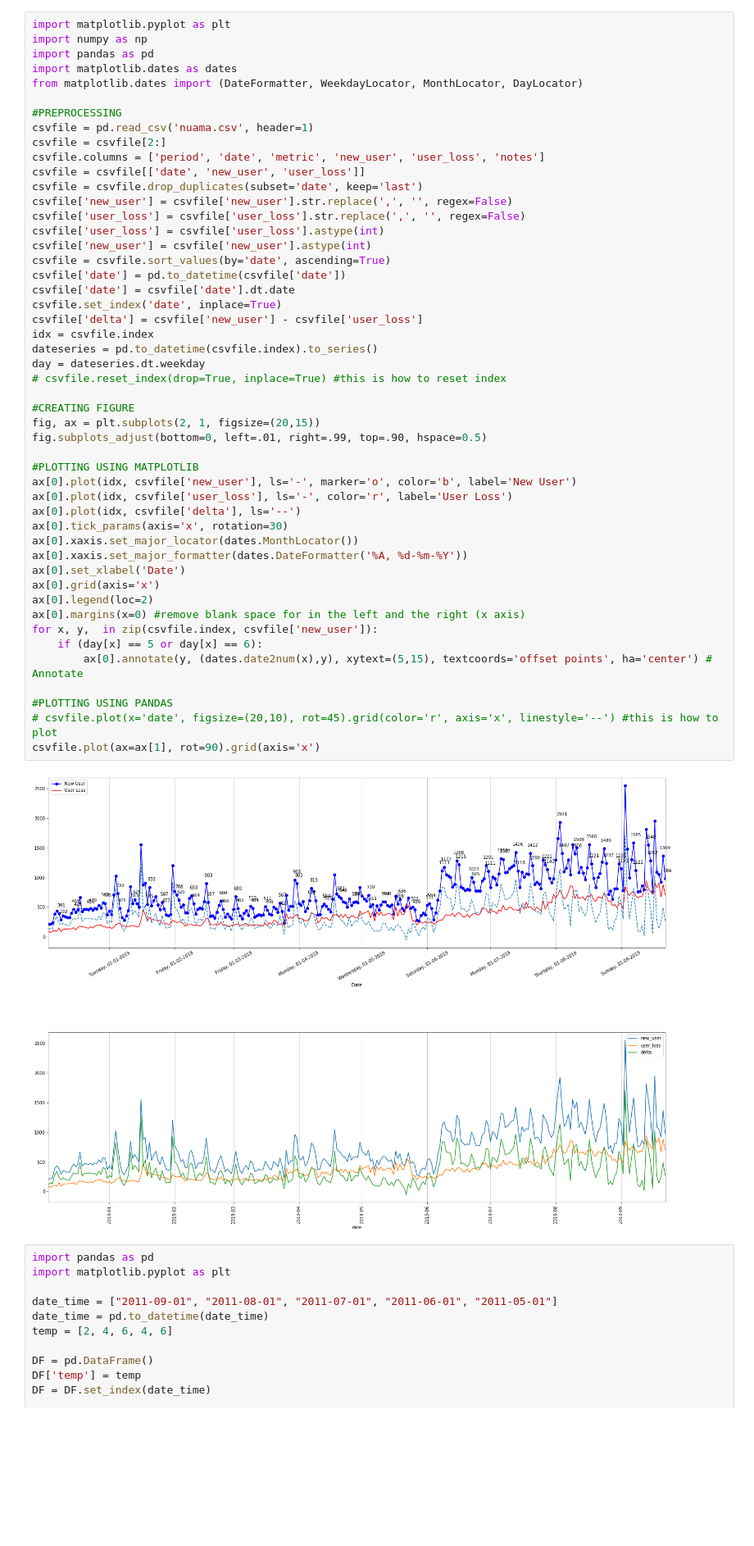
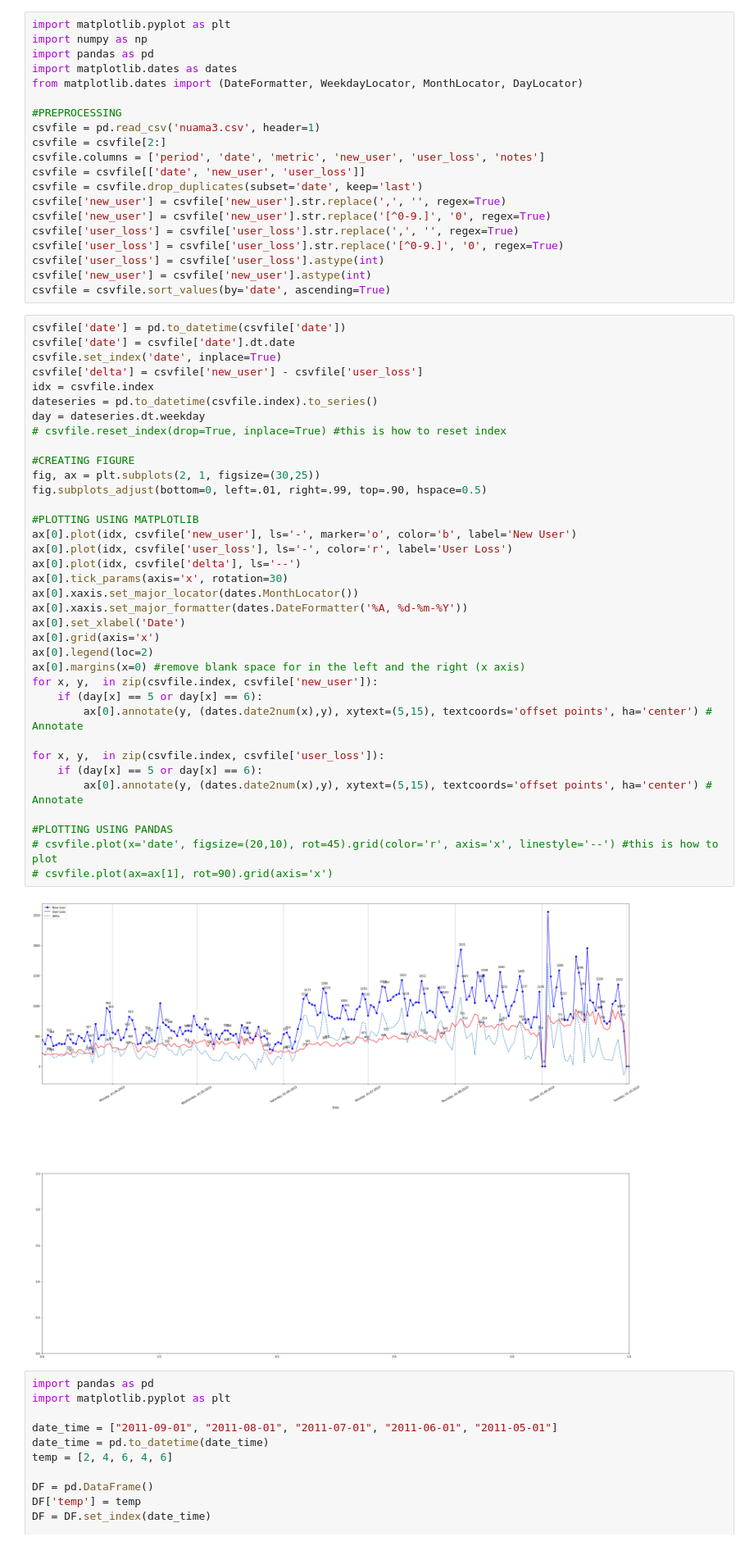
Before and after one commit to aprillins/python-training, a Jupyter notebook: fornuam.ipynb, the cells around one changed output. Shown at 82% size. Saved outputs shown, nothing was run; the diff lists cells and outputs as text; blank space fills up the shorter version.

```diff
--- a/fornuam.ipynb
+++ b/fornuam.ipynb
@@ -1,54 +1,61 @@
+# %%
+import matplotlib.pyplot as plt
+import numpy as np
+import pandas as pd
+import matplotlib.dates as dates
+from matplotlib.dates import (DateFormatter, WeekdayLocator, MonthLocator, DayLocator)
+
+#PREPROCESSING
+csvfile = pd.read_csv('nuama3.csv', header=1)
+csvfile = csvfile[2:]
+csvfile.columns = ['period', 'date', 'metric', 'new_user', 'user_loss', 'notes']
+csvfile = csvfile[['date', 'new_user', 'user_loss']]
+csvfile = csvfile.drop_duplicates(subset='date', keep='last')
+csvfile['new_user'] = csvfile['new_user'].str.replace(',', '', regex=True)
+csvfile['new_user'] = csvfile['new_user'].str.replace('[^0-9.]', '0', regex=True)
+csvfile['user_loss'] = csvfile['user_loss'].str.replace(',', '', regex=True)
+csvfile['user_loss'] = csvfile['user_loss'].str.replace('[^0-9.]', '0', regex=True)
+csvfile['user_loss'] = csvfile['user_loss'].astype(int)
+csvfile['new_user'] = csvfile['new_user'].astype(int)
+csvfile = csvfile.sort_values(by='date', ascending=True)
 # %%
-import matplotlib.pyplot as plt
-import numpy as np
-import pandas as pd
-import matplotlib.dates as dates
-from matplotlib.dates import (DateFormatter, WeekdayLocator, MonthLocator, DayLocator)
-
-#PREPROCESSING
-csvfile = pd.read_csv('nuama.csv', header=1)
-csvfile = csvfile[2:]
-csvfile.columns = ['period', 'date', 'metric', 'new_user', 'user_loss', 'notes']
-csvfile = csvfile[['date', 'new_user', 'user_loss']]
-csvfile = csvfile.drop_duplicates(subset='date', keep='last')
-csvfile['new_user'] = csvfile['new_user'].str.replace(',', '', regex=False)
-csvfile['user_loss'] = csvfile['user_loss'].str.replace(',', '', regex=False)
-csvfile['user_loss'] = csvfile['user_loss'].astype(int)
-csvfile['new_user'] = csvfile['new_user'].astype(int)
-csvfile = csvfile.sort_values(by='date', ascending=True)
 csvfile['date'] = pd.to_datetime(csvfile['date'])
 csvfile['date'] = csvfile['date'].dt.date
 csvfile.set_index('date', inplace=True)
 csvfile['delta'] = csvfile['new_user'] - csvfile['user_loss']
 idx = csvfile.index
 dateseries = pd.to_datetime(csvfile.index).to_series()
 day = dateseries.dt.weekday
 # csvfile.reset_index(drop=True, inplace=True) #this is how to reset index
 
 #CREATING FIGURE
-fig, ax = plt.subplots(2, 1, figsize=(20,15))
+fig, ax = plt.subplots(2, 1, figsize=(30,25))
 fig.subplots_adjust(bottom=0, left=.01, right=.99, top=.90, hspace=0.5)
 
 #PLOTTING USING MATPLOTLIB
 ax[0].plot(idx, csvfile['new_user'], ls='-', marker='o', color='b', label='New User')
 ax[0].plot(idx, csvfile['user_loss'], ls='-', color='r', label='User Loss')
 ax[0].plot(idx, csvfile['delta'], ls='--')
 ax[0].tick_params(axis='x', rotation=30)
 ax[0].xaxis.set_major_locator(dates.MonthLocator())
 ax[0].xaxis.set_major_formatter(dates.DateFormatter('%A, %d-%m-%Y'))
 ax[0].set_xlabel('Date')
 ax[0].grid(axis='x')
 ax[0].legend(loc=2)
 ax[0].margins(x=0) #remove blank space for in the left and the right (x axis)
 for x, y,  in zip(csvfile.index, csvfile['new_user']):
     if (day[x] == 5 or day[x] == 6):
         ax[0].annotate(y, (dates.date2num(x),y), xytext=(5,15), textcoords='offset points', ha='center') # Annotate
 
+for x, y,  in zip(csvfile.index, csvfile['user_loss']):
+    if (day[x] == 5 or day[x] == 6):
+        ax[0].annotate(y, (dates.date2num(x),y), xytext=(5,15), textcoords='offset points', ha='center') # Annotate
+
 #PLOTTING USING PANDAS
 # csvfile.plot(x='date', figsize=(20,10), rot=45).grid(color='r', axis='x', linestyle='--') #this is how to plot
-csvfile.plot(ax=ax[1], rot=90).grid(axis='x')
+# csvfile.plot(ax=ax[1], rot=90).grid(axis='x')
 # %% [output]
-[figure, old version]
+[figure, new version]
 # %%
 import pandas as pd
 import matplotlib.pyplot as plt
```
Also changed, not shown: 1 other file.
